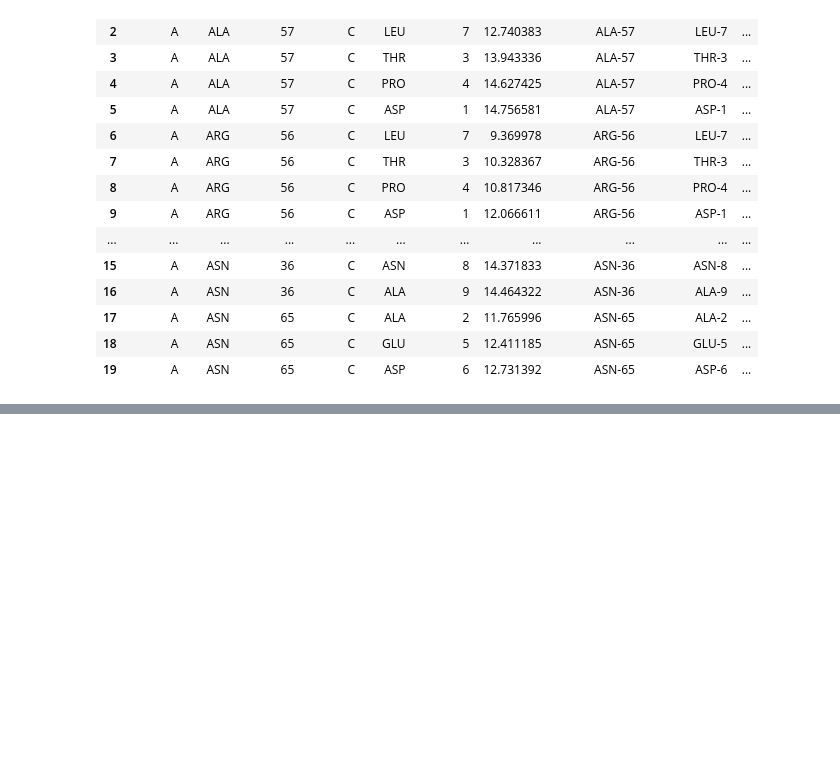
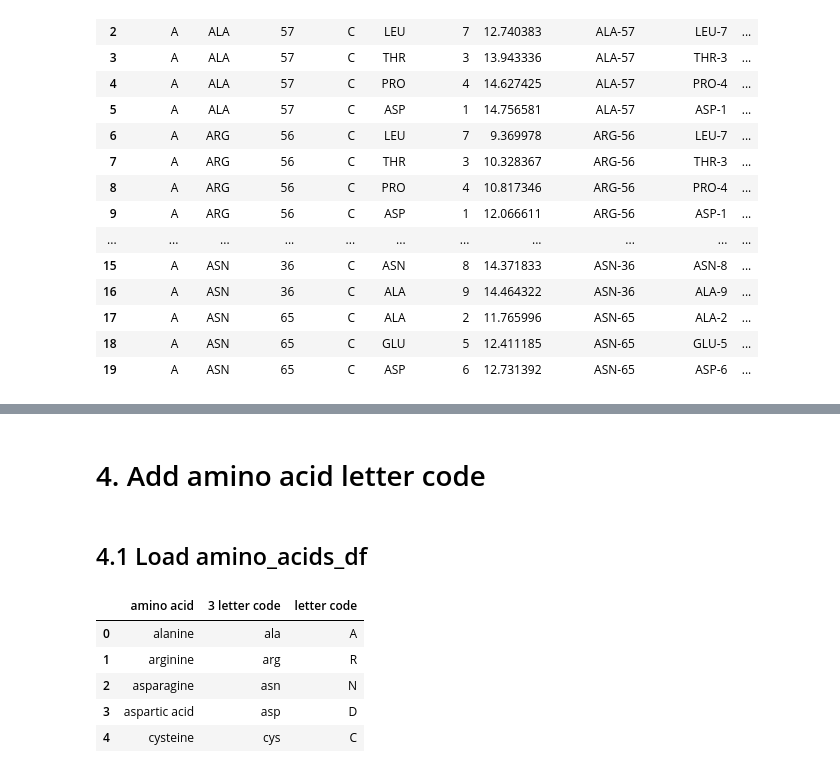
Before and after one commit to Monida/paratope_sequence_prediction, a Jupyter notebook: 1. Get distances.ipynb, the cells around one changed output, grey strips where cells are left out. Drawn from its saved outputs; the diff is of its cells as text; code cells hidden in the pictures; blank space fills up the shorter version.

```diff
--- a/1. Get distances.ipynb
+++ b/1. Get distances.ipynb
@@ -279,0 +216,14 @@ distances_df.groupby(['pdb','ab_ress_seqid']).count()
+# %% [markdown]
+# 4. Add amino acid letter code
+# %% [markdown]
+## 4.1 Load amino_acids_df
+# %%
+amino_acids_df = pd.read_csv('amino_acids.csv',index_col=0)
+amino_acids_df.head()
+# %% [output]
+|  | amino acid | 3 letter code | letter code |
+| 0 | alanine | ala | A |
+| 1 | arginine | arg | R |
+| 2 | asparagine | asn | N |
+| 3 | aspartic acid | asp | D |
+| 4 | cysteine | cys | C |
```
Also changed, not shown: parts of 22 cells of this notebook, 1 other file.
